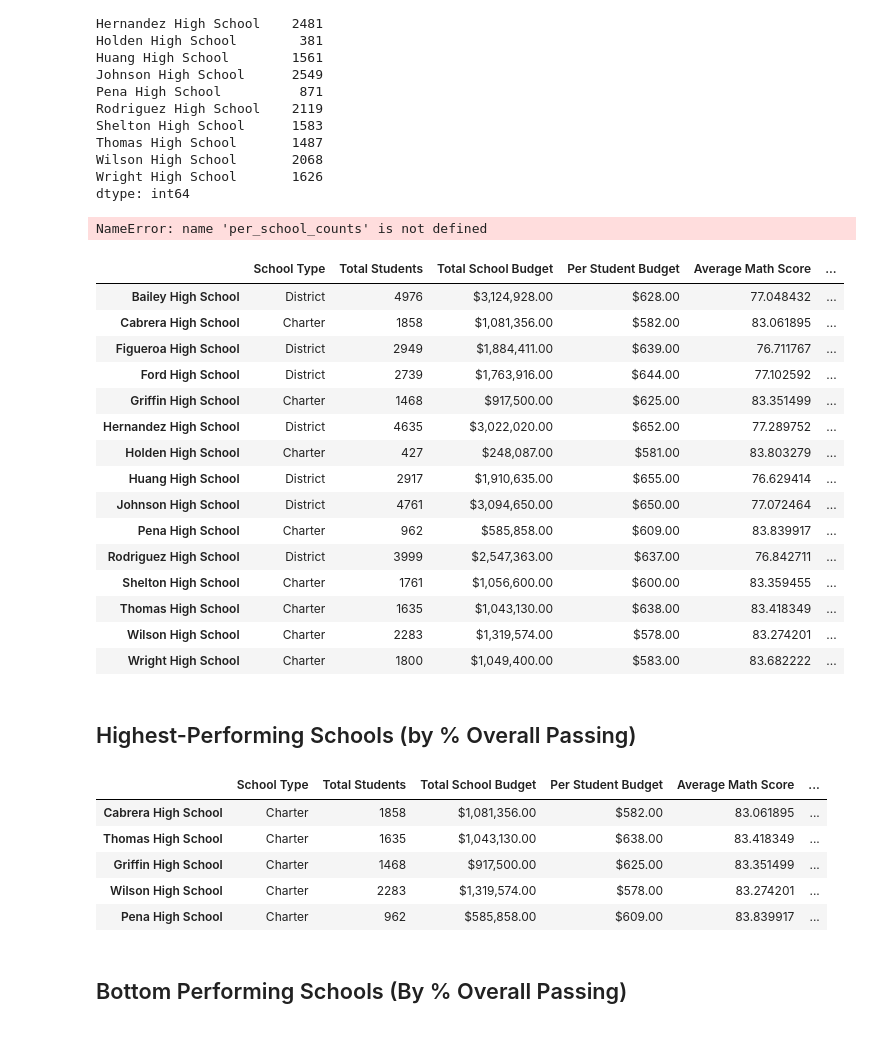
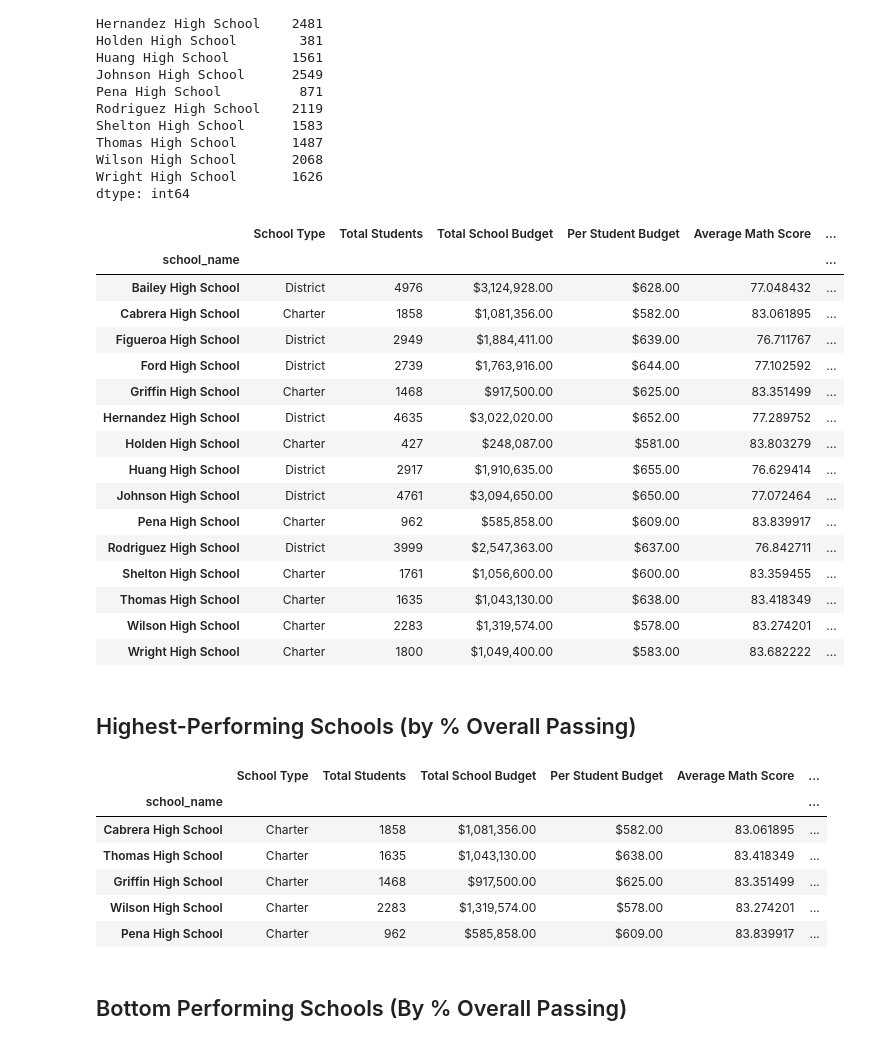
Before and after one commit to LinetOsoro/pandas-challenge, a Jupyter notebook: PyCitySchools_starter.ipynb, the cells around one changed output. Drawn from its saved outputs; the diff is of its cells as text; code cells hidden in the pictures.

```diff
--- a/PyCitySchools_starter.ipynb
+++ b/PyCitySchools_starter.ipynb
@@ -160,4 +186,5 @@ school_data_complete["budget"].sum()
 # %%
 # Calculate per capita spending per school
-school_data_complete["budget"].sum()/school_data_complete["size"].sum()
+capita_budget = school_data.set_index('school_name')['budget'] / school_data.set_index('school_name')['size']
+capita_budget
 # %% [output]
@@ -165,5 +208,5 @@ school_data_complete["budget"].sum()/school_data_complete["size"].sum()
 # %%
 # Calculate the average math scores per school
-per_school_math=school_data_complete ["math_score"].mean()
-per_school_math
+school_math = school_data_complete['math_score'].groupby(school_data_complete['school_name']).mean()
+school_math
 # %% [output]
@@ -171,5 +230,5 @@ per_school_math
 # %%
 #Calculate the average reading scores per school
-per_school_reading=school_data_complete ["reading_score"].mean()
-per_school_reading
+school_reading=school_data_complete['reading_score'].groupby(school_data_complete['school_name']).mean()
+school_reading
 # %% [output]
@@ -251,23 +326,32 @@ dtype: int64
 # %%
 # Use the provided code to calculate the passing rates
 # Use the provided code to calculate the passing rates
-per_school_passing_math = school_students_passing_math / per_school_counts * 100
-per_school_passing_reading = school_students_passing_reading / per_school_counts * 100
-overall_passing_rate = school_students_passing_math_and_reading / per_school_counts * 100
+school_passing_math = school_students_passing_math / school_count * 100
+school_passing_reading = school_students_passing_reading / school_count * 100
+overall_passing_rate = school_students_passing_math_and_reading / school_count * 100
-# %% [output]
-NameError: name 'per_school_counts' is not defined
 # %%
 # Create a DataFrame called `per_school_summary` with columns for the calculations above.
-per_school_summary =
-
+per_school_summary = pd.DataFrame({
+    'School Type':school_types,
+    'Total Students':school_count,
+    'Total School Budget':school_budget,
+    'Per Student Budget':capita_budget,
+    'Average Math Score':school_math,
+    'Average Reading Score':school_reading,
+    '% Passing Math':school_students_passing_math/school_count*100,
+    '% Passing Reading': school_students_passing_reading / school_count *100,
+    '% Overall Passing':overall_passing_rate*100
+})
+per_school_summary
 # Formatting
 per_school_summary["Total School Budget"] = per_school_summary["Total School Budget"].map("${:,.2f}".format)
 per_school_summary["Per Student Budget"] = per_school_summary["Per Student Budget"].map("${:,.2f}".format)
 
 # Display the DataFrame
 per_school_summary
 # %% [output]
 |  | School Type | Total Students | Total School Budget | Per Student Budget | Average Math Score | ... |
+| school_name |  |  |  |  |  | ... |
 | Bailey High School | District | 4976 | $3,124,928.00 | $628.00 | 77.048432 | ... |
 | Cabrera High School | Charter | 1858 | $1,081,356.00 | $582.00 | 83.061895 | ... |
 | Figueroa High School | District | 2949 | $1,884,411.00 | $639.00 | 76.711767 | ... |
@@ -287,10 +371,11 @@ per_school_summary
 ## Highest-Performing Schools (by % Overall Passing)
 # %%
 # Sort the schools by `% Overall Passing` in descending order and display the top 5 rows.
-top_schools =
+top_schools = per_school_summary.sort_values("% Overall Passing", ascending=False)
 top_schools.head(5)
 # %% [output]
 |  | School Type | Total Students | Total School Budget | Per Student Budget | Average Math Score | ... |
+| school_name |  |  |  |  |  | ... |
 | Cabrera High School | Charter | 1858 | $1,081,356.00 | $582.00 | 83.061895 | ... |
 | Thomas High School | Charter | 1635 | $1,043,130.00 | $638.00 | 83.418349 | ... |
 | Griffin High School | Charter | 1468 | $917,500.00 | $625.00 | 83.351499 | ... |
```
Also changed, not shown: parts of 16 cells of this notebook.
